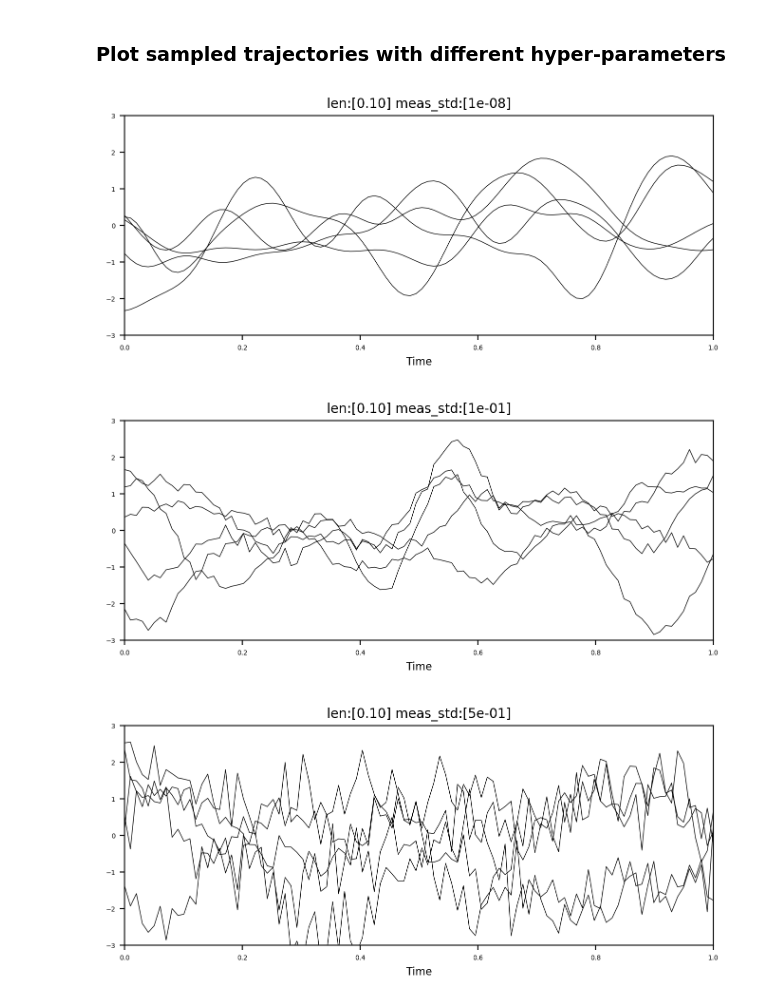
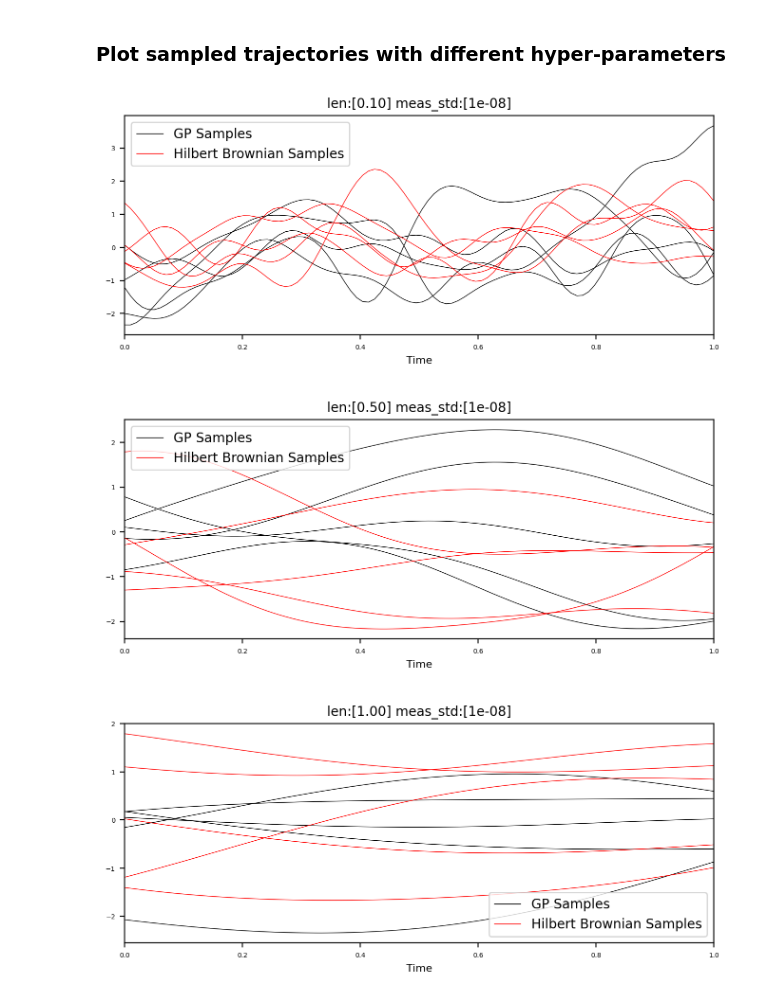
Before and after one commit to sjchoi86/yet-another-diffusion-models, a Jupyter notebook: code/demo_gp.ipynb, the cells around one changed output. Saved outputs shown, nothing was run; the diff lists cells and outputs as text; code cells hidden in the pictures.

```diff
--- a/code/demo_gp.ipynb
+++ b/code/demo_gp.ipynb
@@ -27,6 +27,18 @@ def gp_sampler(times=np.linspace(start=0.0,stop=1.0,num=100).reshape((-1,1)), #
     traj = K_chol @ np.random.randn(L,n_traj) # [L x n_traj]
     traj = traj + meas_std*np.random.randn(*traj.shape)
     return traj
+def hbm_sampler(times=np.linspace(start=0.0,stop=1.0,num=100).reshape((-1,1)), # [L x 1]
+               hyp_gain=1.0,hyp_len=1.0,meas_std=1e-8,n_traj=1):
+    """
+        Hilbert Brownian motion
+    """
+    L = times.shape[0]
+    K = kernel_se(times,times,hyp={'gain':hyp_gain,'len':hyp_len}) # [L x L]
+    K = K + 1e-8*np.eye(L,L)
+    U,V = np.linalg.eigh(K,UPLO='L')
+    traj = V @ np.diag(np.sqrt(U)) @ np.random.randn(L,n_traj) # [L x n_traj]
+    traj = traj + meas_std*np.random.randn(*traj.shape)
+    return traj
 def get_gamma(times=np.linspace(start=0.0,stop=1.0,num=100).reshape((-1,1)), # [L x 1]
               hyp_len=1.0,meas_std=1e-8):
     """
@@ -44,21 +56,27 @@ Ready.
 # %%
 L = 100
 times = np.linspace(start=0.0,stop=1.0,num=L).reshape((-1,1)) # [L x 1]
-for hyp_len,meas_std in [(0.1,1e-8),(0.1,1e-1),(0.1,5e-1)]:
+# for hyp_len,meas_std in [(0.1,1e-8),(0.1,1e-1),(0.1,5e-1)]:
+for hyp_len,meas_std in [(0.1,1e-8),(0.5,1e-8),(1.0,1e-8)]:
     # Sample trajectories
     n_traj = 5
     trajs = gp_sampler(
         times=times,hyp_gain=1.0,hyp_len=hyp_len,meas_std=meas_std,n_traj=n_traj) # [L x n_traj]
+    trajs_hbm = hbm_sampler(
+        times=times,hyp_gain=1.0,hyp_len=hyp_len,meas_std=meas_std,n_traj=n_traj) # [L x n_traj]
     # Plot sampled trajectories
     plt.figure(figsize=(8,3))
-    plt.plot(times,trajs,ls='-',color='k',lw=1/2)
-    plt.xlim([0.0,1.0]); plt.ylim([-3.0,+3.0])
+    h_gp = plt.plot(times,trajs,ls='-',color='k',lw=1/2)
+    h_hmb = plt.plot(times,trajs_hbm,ls='-',color='r',lw=1/2)
+    plt.xlim([0.0,1.0]);
+    # plt.ylim([-3.0,+3.0])
+    plt.legend([h_gp[0],h_hmb[0]],['GP Samples','Hilbert Brownian Samples'])
     plt.xlabel('Time',fontsize=8);
     plt.title('len:[%.2f] meas_std:[%.e]'%(hyp_len,meas_std),fontsize=10); plt.show()
 # %% [output]
-[figure, old version]
+[figure, new version]
-[figure, old version]
+[figure, new version]
-[figure, old version]
+[figure, new version]
 # %%
 L = 100
 times = np.linspace(start=0.0,stop=1.0,num=L).reshape((-1,1)) # [L x 1]
```
Also changed, not shown: parts of 1 cell of this notebook.
